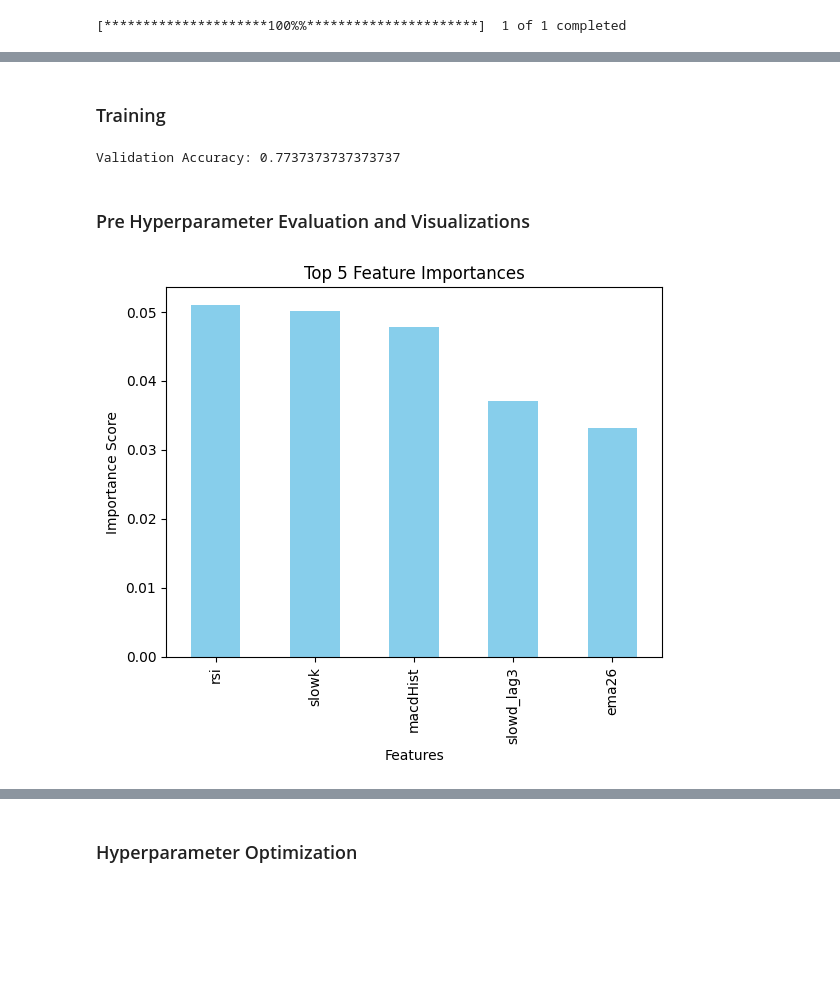
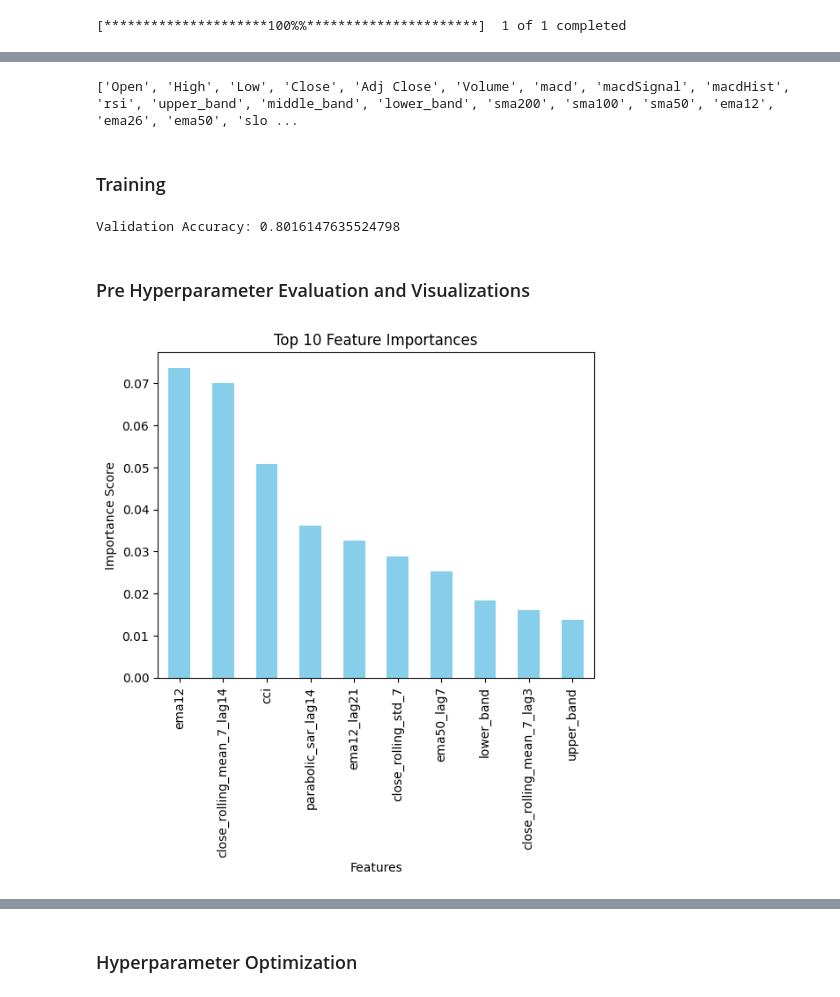
Before and after one commit to pravinboopathy/stocks-analysis, a Jupyter notebook: xgb_lag.ipynb, the cells around one changed output, grey strips where cells are left out. Cells and saved outputs as stored; diff of their text form; code cells hidden in the pictures; blank space fills up the shorter version.

Commit message:
decision tree models and visual analysis

```diff
--- a/xgb_lag.ipynb
+++ b/xgb_lag.ipynb
@@ -11,7 +11,7 @@ from sklearn.preprocessing import MinMaxScaler
 # %%
 # Define the ticker symbol and date range
 ticker_symbol = "MSFT"
-start_date = "2010-01-01"
+start_date = "2000-01-01"
 end_date = datetime.today().strftime('%Y-%m-%d')  # Format today's date as a string
 
 # Download historical data for the ticker
@@ -57,3 +57,31 @@ df['cci'] = ta.CCI(df['High'], df['Low'], df['Close'], timeperiod=14)
+# %%
+
+# Rolling statistics
+rolling_windows = [7, 14, 21, 30]
+for window in rolling_windows:
+    df[f'close_rolling_mean_{window}'] = df['Close'].rolling(window=window).mean()
+    df[f'close_rolling_std_{window}'] = df['Close'].rolling(window=window).std()
+
+# Rate of Change for Close prices
+df['close_roc'] = df['Close'].pct_change(periods=1)
+
+# Expanded list of features to include for lagging
+features_to_lag = ['macd', 'rsi', 'upper_band', 'middle_band', 'lower_band',
+                   'sma200', 'sma100', 'sma50', 'ema12', 'ema26', 'ema50',
+                   'slowk', 'slowd', 'volume', 'atr', 'adx', 'parabolic_sar',
+                   'williams_r', 'cci', 'close_roc'] + \
+                  [f'close_rolling_mean_{window}' for window in rolling_windows] + \
+                  [f'close_rolling_std_{window}' for window in rolling_windows]
+
+# Add more lag intervals
+extended_intervals = [1, 3, 7, 14, 21, 30, 45, 60]
+
+# Creating lag features for all specified indicators
+for col in features_to_lag:
+    for interval in extended_intervals:
+        df[f'{col}_lag{interval}'] = df[col].shift(interval)
+
+# The DataFrame 'df' now includes the original data, technical indicators, and their lagged features
 # %%
 # Add more lag intervals
 extended_intervals = [1, 3, 7, 14, 21, 30, 45, 60]
@@ -94,6 +122,8 @@ df.drop(columns=['pct_change'], inplace=True)
 # Clean the DataFrame by dropping NaN values and the 'Date' index if it exists
 df.reset_index(drop=True, inplace=True)
 df.dropna(inplace=True)
+# %%
+df = df.copy()
 # %%
 
 # The final DataFrame is ready for use
@@ -138,6 +168,10 @@ X_test_scaled = scaler.transform(X_test)
 
 # Now X_train_scaled, X_val_scaled, and X_test_scaled have scaled features
 # y_train, y_val, and y_test remain unchanged as the target variables
+# %%
+print(features.columns.to_list())
+# %% [output]
+['Open', 'High', 'Low', 'Close', 'Adj Close', 'Volume', 'macd', 'macdSignal', 'macdHist', 'rsi', 'upper_band', 'middle_band', 'lower_band', 'sma200', 'sma100', 'sma50', 'ema12', 'ema26', 'ema50', 'slo ...
 # %% [markdown]
 ### Training
 # %%
@@ -164,7 +199,10 @@ sample_weights = np.array([class_weights[i] for i in y_train])
 model = xgb.XGBClassifier(objective='multi:softprob', eval_metric='mlogloss', num_class=3, use_label_encoder=False)
 
 # Fit the model on the training data with sample weights
-model.fit(X_train_scaled, y_train, sample_weight=sample_weights)
+# model.fit(X_train_scaled, y_train, sample_weight=sample_weights)
+
+#Train without custom weights
+model.fit(X_train_scaled, y_train)
 
 # Predict on the validation set
 val_predictions = model.predict(X_val_scaled)
@@ -175,37 +213,37 @@ print(f"Validation Accuracy: {accuracy}")
 
 # Additional metrics like F1-score can be calculated as needed
 # %% [output]
-Validation Accuracy: 0.7737373737373737
+Validation Accuracy: 0.8016147635524798
 # %% [markdown]
 ### Pre Hyperparameter Evaluation and Visualizations
 # %%
 import xgboost as xgb
 import matplotlib.pyplot as plt
 import pandas as pd
 
 # Assuming 'model' is your trained XGBoost model
 # and 'features' contains the feature column names
 
 # Get feature importances
 feature_importances = model.feature_importances_
 
 # Create a Series for the feature importances
 importances = pd.Series(feature_importances, index=features.columns)
 
 # Sort the features by their importance
 sorted_importances = importances.sort_values(ascending=False)
 
 # Select the top 5 features
-top_5_importances = sorted_importances[:5]
+top_5_importances = sorted_importances[:10]
 
 # Plot
 top_5_importances.plot(kind='bar', color='skyblue')
-plt.title('Top 5 Feature Importances')
+plt.title('Top 10 Feature Importances')
 plt.ylabel('Importance Score')
 plt.xlabel('Features')
 plt.show()
 # %% [output]
-[figure, old version]
+[figure, new version]
 # %%
 from sklearn.metrics import accuracy_score, precision_score, recall_score, f1_score, confusion_matrix
 import seaborn as sns
```
Also changed, not shown: parts of 19 cells of this notebook, 9 other files.
